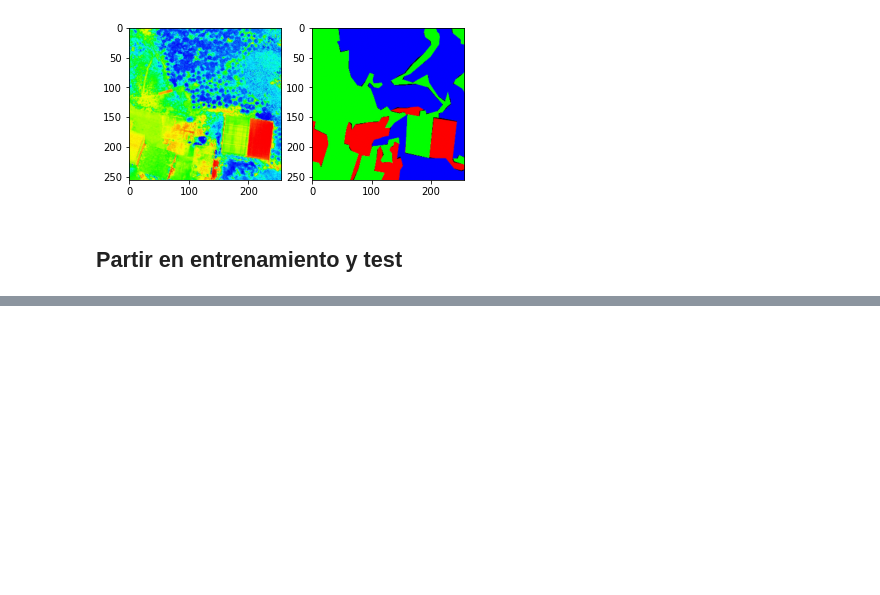
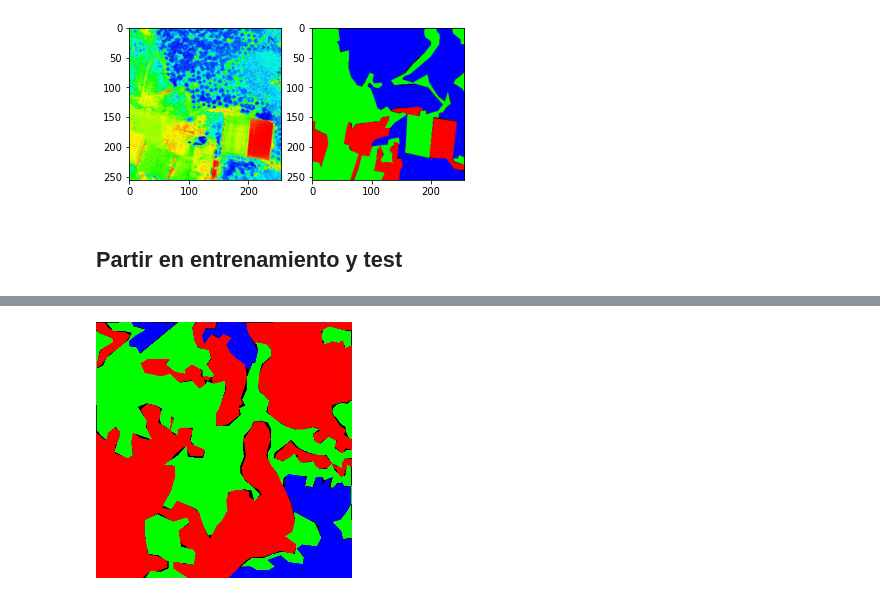
Before and after one commit to AndresInsuasty/tesis-cafes-especiales, a Jupyter notebook: AutoencoderNDVI.ipynb, the cells around one changed output, grey strips where cells are left out. Cells and saved outputs as stored; diff of their text form; code cells hidden in the pictures; blank space fills up the shorter version.

```diff
--- a/AutoencoderNDVI.ipynb
+++ b/AutoencoderNDVI.ipynb
@@ -107,8 +108,8 @@ plt.show()
 x_train = x[0:241,...]/255
 y_train = y[0:241,...]/255
 
-x_test = x[241:,-1,...]/255
-y_test = y[241:,-1,...]/255
+x_test = x[241:-1,...]/255
+y_test = y[241:-1,...]/255
 
 print('El tamaño total del dataset es {} \n Entrenamiento: {} \n Testeo: {} '.format(len(imgurls),x_train.shape[0],x_test.shape[0]))
 # %% [output]
@@ -142,0 +211,4 @@ tf.keras.utils.plot_model(
+# %%
+cv2_imshow(y_test[0,...]*255)
+# %% [output]
+[figure, added]
```
Also changed, not shown: parts of 8 cells of this notebook.
